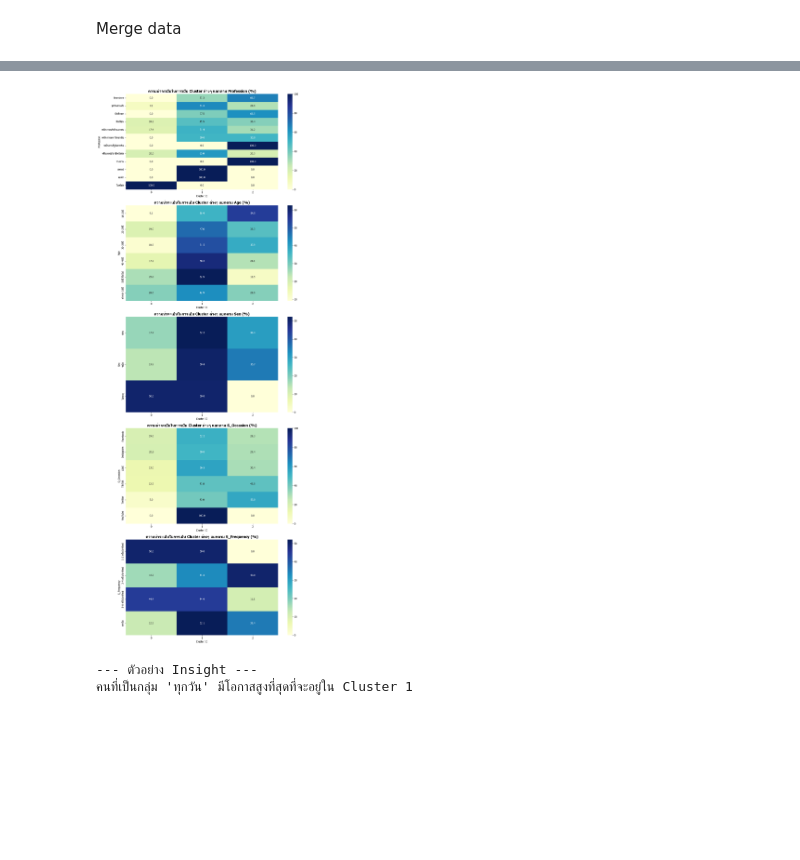
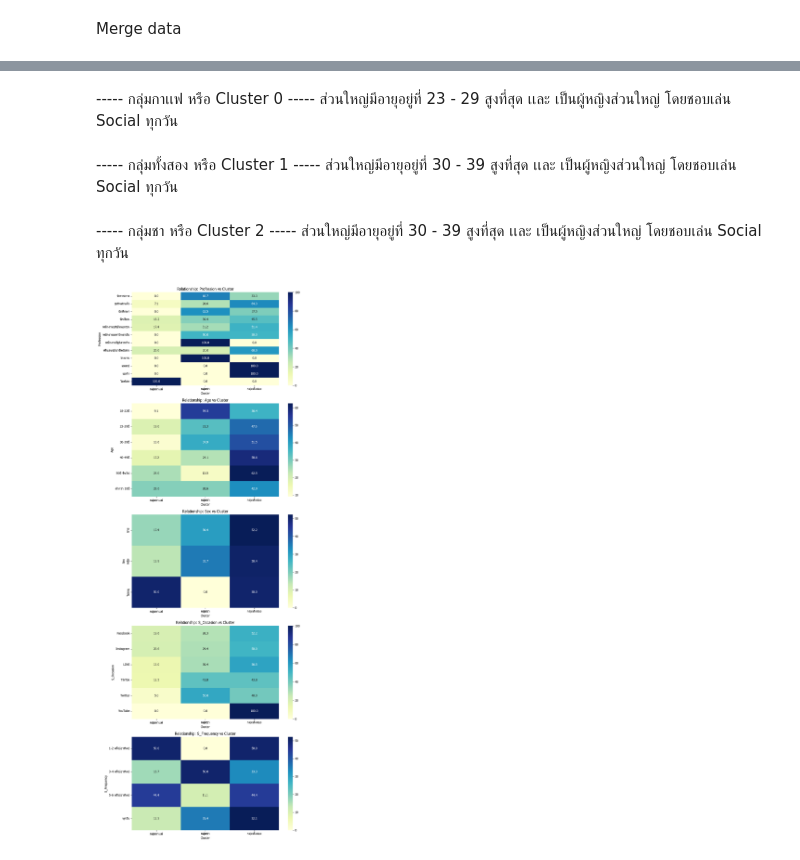
Before and after one commit to Kawiniee/Final_Project_4, a Jupyter notebook: eda_analysis.ipynb, the cells around one changed output, grey strips where cells are left out. Drawn from its saved outputs; the diff is of its cells as text; code cells hidden in the pictures; blank space fills up the shorter version.

```diff
--- a/eda_analysis.ipynb
+++ b/eda_analysis.ipynb
@@ -113,37 +160,48 @@ plt.show()
+# %% [markdown]
+----- กลุ่มกาเเฟ หรือ Cluster 0 -----
+ส่วนใหญ่มีอายุอยู่ที่ 23 - 29 สูงที่สุด เเละ เป็นผู้หญิงส่วนใหญ่
+โดยชอบเล่น Social ทุกวัน
+# %% [markdown]
+----- กลุ่มทั้งสอง หรือ Cluster 1 -----
+ส่วนใหญ่มีอายุอยู่ที่ 30 - 39 สูงที่สุด เเละ เป็นผู้หญิงส่วนใหญ่
+โดยชอบเล่น Social ทุกวัน
+# %% [markdown]
+----- กลุ่มชา หรือ Cluster 2 -----
+ส่วนใหญ่มีอายุอยู่ที่ 30 - 39 สูงที่สุด เเละ เป็นผู้หญิงส่วนใหญ่
+โดยชอบเล่น Social ทุกวัน
 # %%
 import pandas as pd
 import seaborn as sns
 import matplotlib.pyplot as plt
 
 
-# 2. โหลดข้อมูล (อิงจากไฟล์ล่าสุดของคุณ)
+cols = ['Profession', 'Age', 'Sex', 'S_Occasion', 'S_Frequency']
 
-# 3. เลือกปัจจัยที่ต้องการดูความสัมพันธ์กับ Cluster_ID
-# คุณสามารถเพิ่มหรือลดชื่อคอลัมน์ในลิสต์นี้ได้ตามต้องการ
-demographic_cols = ['Profession', 'Age', 'Sex', 'S_Occasion', 'S_Frequency']
+# =========================
+# สร้างกราฟ Heatmap หลายอัน (เรียงแนวตั้ง)
+# =========================
+plt.figure(figsize=(10, 5 * len(cols)))
 
-# 4. สร้างกราฟ Heatmap แยกตามปัจจัยต่างๆ
-fig, axes = plt.subplots(len(demographic_cols), 1, figsize=(12, 6 * len(demographic_cols)))
+for i, col in enumerate(cols, 1):
+    plt.subplot(len(cols), 1, i)  # แบ่งพื้นที่กราฟ
 
-for i, col in enumerate(demographic_cols):
-    # สร้าง Cross-tabulation และแปลงเป็นร้อยละตามแถว (ลักษณะประชากร)
-    # เช่น ในบรรดา "พนักงานบริษัท" ทั้งหมด แบ่งเป็น Cluster ไหนกี่ %
-    ct = pd.crosstab(df_plot[col], df_plot['Cluster_ID'], normalize='index') * 100
+    # สร้างตาราง %:
+    # ในแต่ละค่า (เช่น เพศ/อาชีพ) → กระจายไปอยู่แต่ละ Cluster กี่ %
+    ct = pd.crosstab(
+        df_plot[col],
+        df_plot['Cluster_Name'],
+        normalize='index'   # normalize ตามแถว → ได้เป็น %
+    ) * 100
 
-    # พล็อต Heatmap
-    sns.heatmap(ct, annot=True, cmap='YlGnBu', fmt='.1f', ax=axes[i])
-    axes[i].set_title(f'ความน่าจะเป็นในการเป็น Cluster ต่างๆ แยกตาม {col} (%)', fontsize=14, fontweight='bold')
-    axes[i].set_ylabel(col)
-    axes[i].set_xlabel('Cluster ID')
+    # วาด heatmap
+    sns.heatmap(ct,cmap='YlGnBu', annot=True, fmt='.1f')
+
+    # ตั้งชื่อแกน + title
+    plt.title(f'Relationship: {col} vs Cluster')
+    plt.xlabel('Cluster')
+    plt.ylabel(col)
 
 plt.tight_layout()
 plt.show()
-
-# 5. สรุปผลตัวอย่างหนึ่งจุด (Insight Extraction)
-top_match = ct.stack().idxmax()
-print(f"--- ตัวอย่าง Insight ---")
-print(f"คนที่เป็นกลุ่ม '{top_match[0]}' มีโอกาสสูงที่สุดที่จะอยู่ใน Cluster {top_match[1]}")
 # %% [output]
-[figure, old version]
+[figure, new version]
---- ตัวอย่าง Insight ---
-คนที่เป็นกลุ่ม 'ทุกวัน' มีโอกาสสูงที่สุดที่จะอยู่ใน Cluster 1
```
Also changed, not shown: parts of 6 cells of this notebook.
